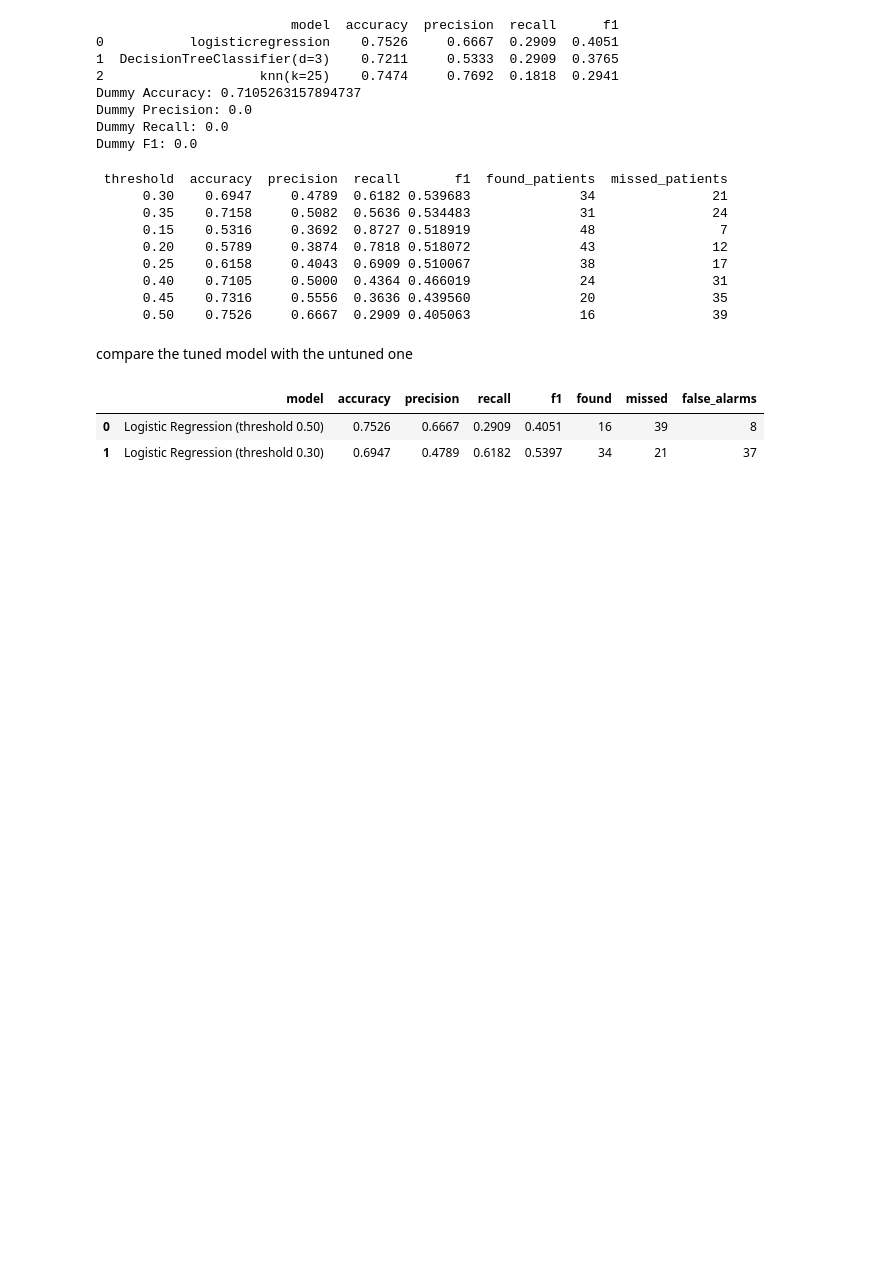
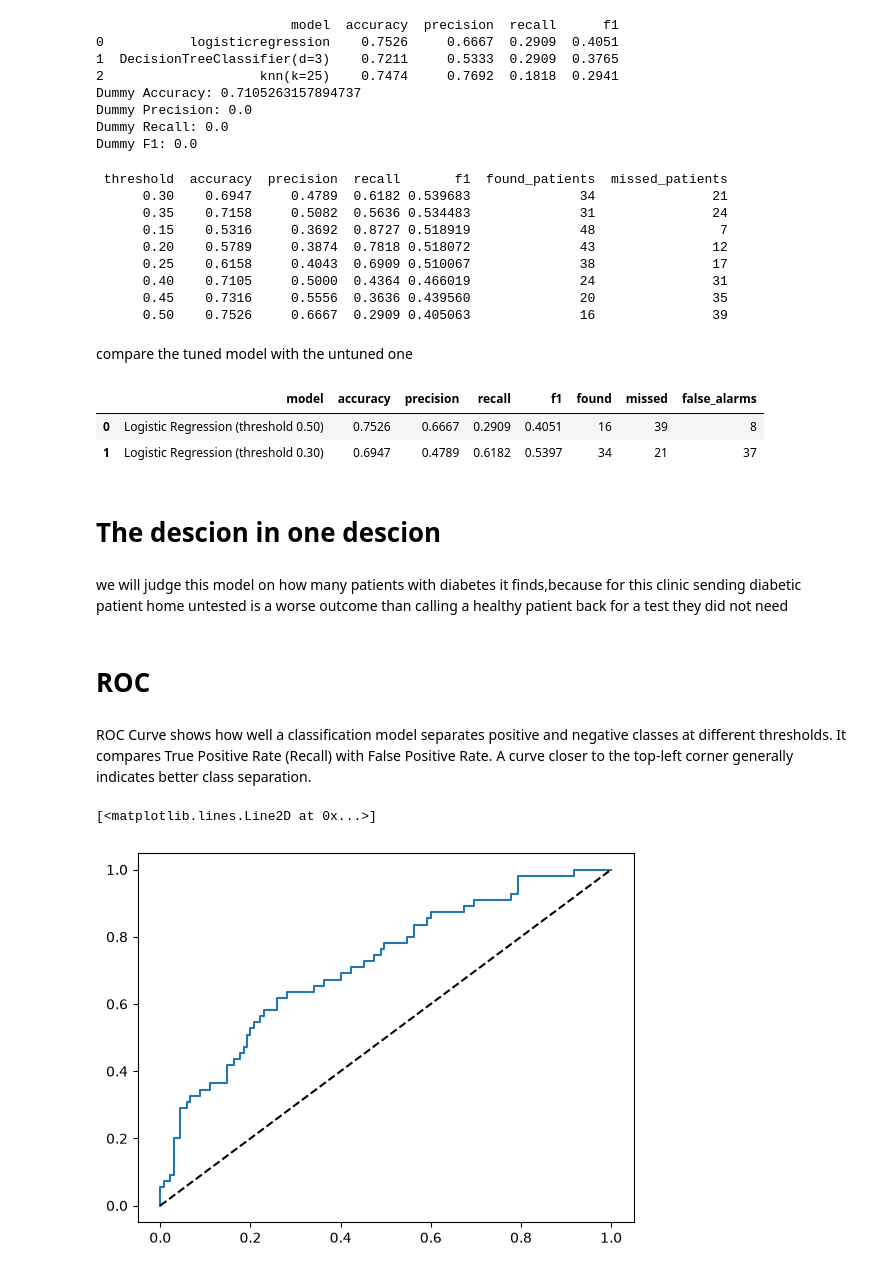
Before and after one commit to amanmuhammed470-alt/project1-diabetes, a Jupyter notebook: notebook/aman_d14.ipynb, the cells around one changed output. Drawn from its saved outputs; the diff is of its cells as text; code cells hidden in the pictures; blank space fills up the shorter version.

Commit message:
support better machine

```diff
--- a/notebook/aman_d14.ipynb
+++ b/notebook/aman_d14.ipynb
@@ -332,3 +332,13 @@ pd.DataFrame([
 |  | model | accuracy | precision | recall | f1 | found | missed | false_alarms |
 | 0 | Logistic Regression (threshold 0.50) | 0.7526 | 0.6667 | 0.2909 | 0.4051 | 16 | 39 | 8 |
 | 1 | Logistic Regression (threshold 0.30) | 0.6947 | 0.4789 | 0.6182 | 0.5397 | 34 | 21 | 37 |
+# %% [markdown]
+# The descion in one descion
+# %% [markdown]
+we will judge this model on how many patients with diabetes it finds,because for this clinic sending diabetic patient home untested is a worse outcome than calling a healthy patient back for a test they did not need
+# %% [markdown]
+# ROC
+# %% [markdown]
+ROC Curve shows how well a classification model separates positive and negative classes at different thresholds.
+It compares True Positive Rate (Recall) with False Positive Rate.
+A curve closer to the top-left corner generally indicates better class separation.
@@ -334,0 +348,13 @@ pd.DataFrame([
+# %%
+from sklearn.metrics import roc_curve, roc_auc_score
+import matplotlib.pyplot as plt
+
+probs = logreg.predict_proba(x_test_scaled)[:, 1]
+
+fpr, tpr, thresholds = roc_curve(y_test, probs)
+
+plt.plot(fpr, tpr, label="Logistic Regression")
+plt.plot([0, 1], [0, 1], "k--", label="random guess")
+# %% [output]
+[<matplotlib.lines.Line2D at 0x...>]
+[figure, added]
```
Also changed, not shown: parts of 1 cell of this notebook, 3 other files.
